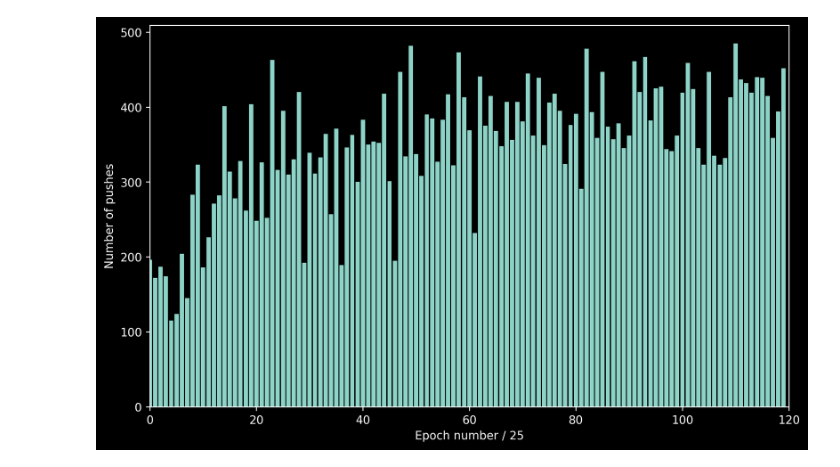
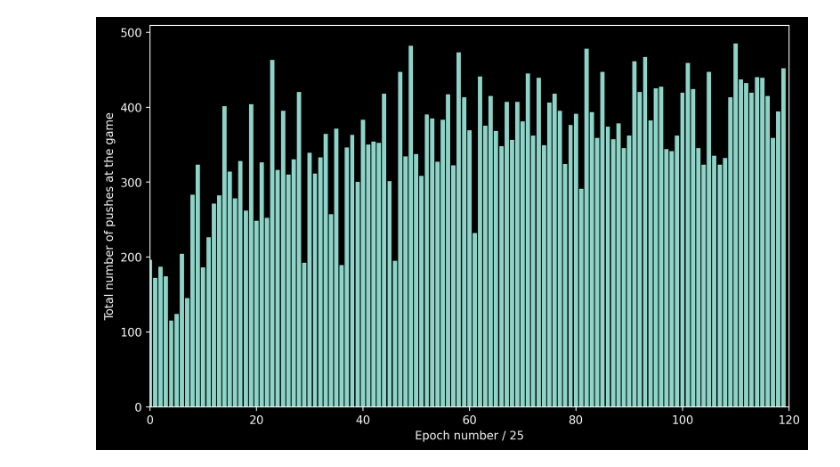
Before and after one commit to SergeiGL/DQN_Competition_Game, a Jupyter notebook: visual_3.ipynb, the cells around one changed output. Saved outputs shown, nothing was run; the diff lists cells and outputs as text; code cells hidden in the pictures.

```diff
--- a/visual_3.ipynb
+++ b/visual_3.ipynb
@@ -119,32 +119,32 @@ with open('output_modif.txt', 'r') as f:
     lines = f.readlines()
 
 # Initialize lists to hold data
 n_pushes =[]
 
 # Parse each line
 for line in lines:
     n_pushes.append(int(line[line.find('=')+2:].replace("\n",'')))
 
 n_pushes = n_pushes[29::30]
 
 # Create a list of indices for the x-axis
 indices = np.array(range(len(n_pushes)))
 
 plt.figure(figsize=(10, 6), dpi=250)
 
 # Create the bar chart
 plt.bar(indices, n_pushes)
 
 #limits
 plt.xlim([0,len(n_pushes)])
 
 # Label the x-axis
 plt.xlabel('Epoch number / 25')
 
 # Label the y-axis
-plt.ylabel('Number of pushes')
+plt.ylabel('Total number of pushes at the game')
 
 # Show the plot
 plt.show()
 # %% [output]
-[figure, old version]
+[figure, new version]
```
Also changed, not shown: 4 other files.
